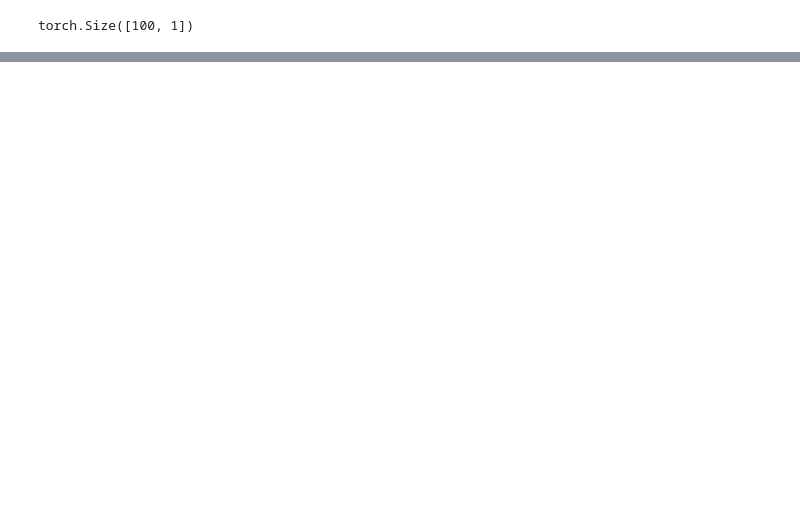
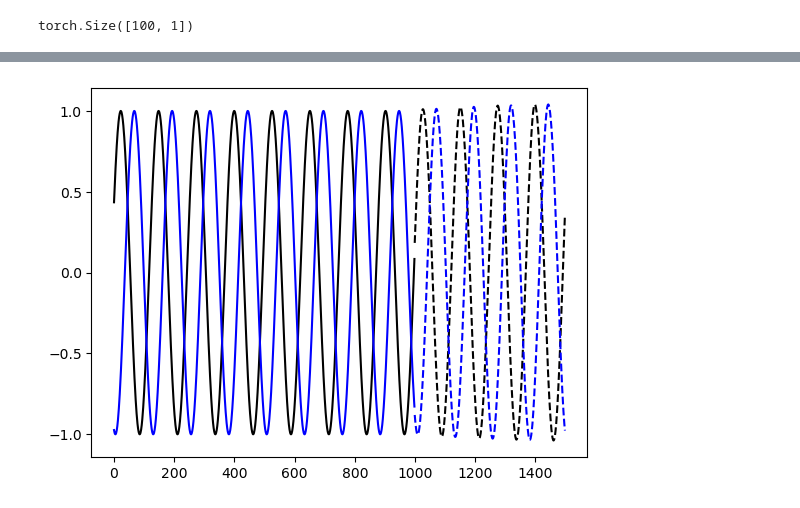
Before and after one commit to piyamure/ml_self_learning-, a Jupyter notebook: time_series_LSTM.ipynb, the cells around one changed output, grey strips where cells are left out. Drawn from its saved outputs; the diff is of its cells as text; code cells hidden in the pictures; blank space fills up the shorter version.

```diff
--- a/time_series_LSTM.ipynb
+++ b/time_series_LSTM.ipynb
@@ -23,5 +23,5 @@ plt.plot(np.arange(L),data[5])
 # %%
-for input_t in torch.from_numpy(data).split(1,dim=1):
+for input_t in torch.from_numpy(y).split(1,dim=1):
     print(input_t.shape)
     break
 # %% [output]
@@ -60,3 +60,29 @@ class Sequence(nn.Module):
 
         outputs = torch.cat(outputs, dim=1)
         return outputs
+# %%
+# create test and train data for the model
+train_input = torch.from_numpy(y[5:,:-1]) # (95,999)
+train_target = torch.from_numpy(y[5:,1:]) # (95,999)
+
+test_input = torch.from_numpy(y[:5,:-1]) # (5,999)
+test_target = torch.from_numpy(y[:5,1:]) # (5,999)
+# %%
+# train the model
+model = Sequence()
+loss_fn = nn.MSELoss()
+optimizer = optim.LBFGS(model.parameters(),lr=0.5)
+n_iter = 10
+
+for i in range(n_iter):
+    def closure():
+        optimizer.zero_grad()
+        out = model(train_input)
+        loss = loss_fn(out,train_target)
+        loss.backward()
+        return loss
+    optimizer.step(closure)
+
+out = model(train_input)
+loss = loss_fn(out,train_target)
+print(f'training loss: {loss:.6f}')
@@ -62,0 +91,9 @@ class Sequence(nn.Module):
+# %%
+# inference()
+
+with torch.no_grad():
+    future = 500
+    pred = model(test_input,future=future)
+    loss = loss_fn(pred[:,:-future],test_target)
+    print(f'test loss:{loss:.6f}')
+    y = pred.detach().numpy()
@@ -62,0 +102,10 @@ class Sequence(nn.Module):
+# %%
+# plot
+def draw(yi,color):
+    plt.plot(np.arange(test_input.size(1)),test_input[yi],color)
+    plt.plot(np.arange(test_input.size(1),test_input.size(1)+future),y[yi,test_input.size(1):],color + '--')
+
+draw(1,'k')
+draw(2,'b')
+# %% [output]
+[figure, added]
```
Also changed, not shown: parts of 5 cells of this notebook.
